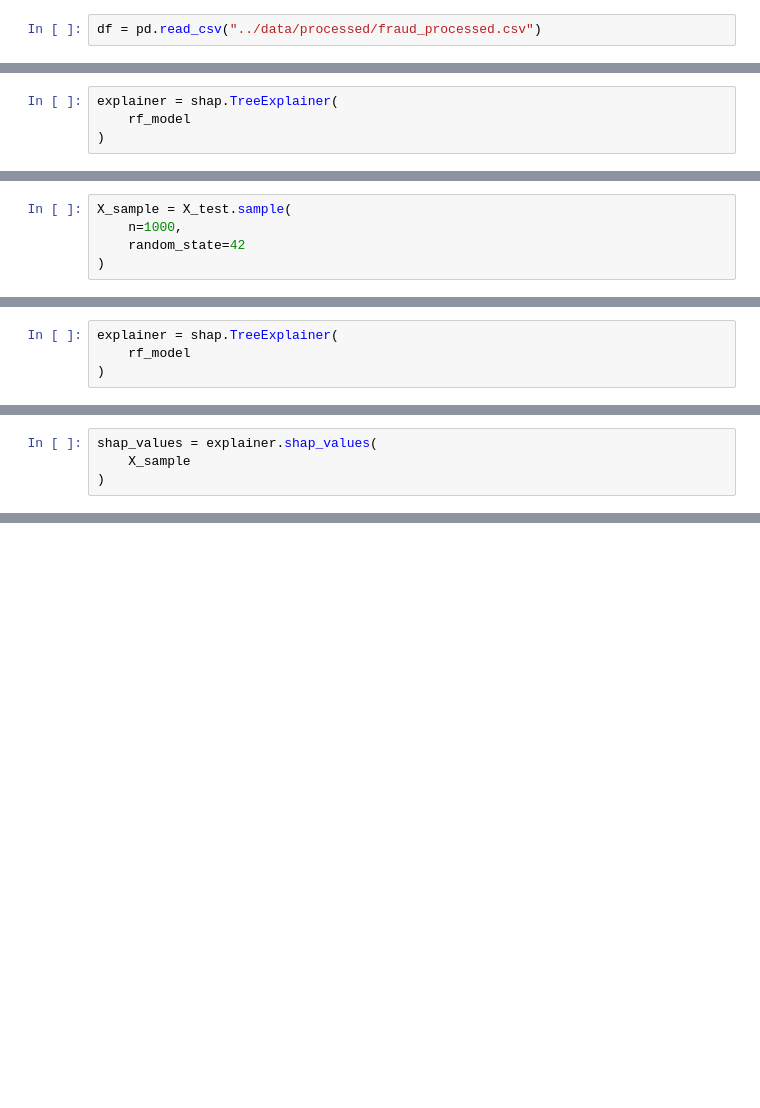
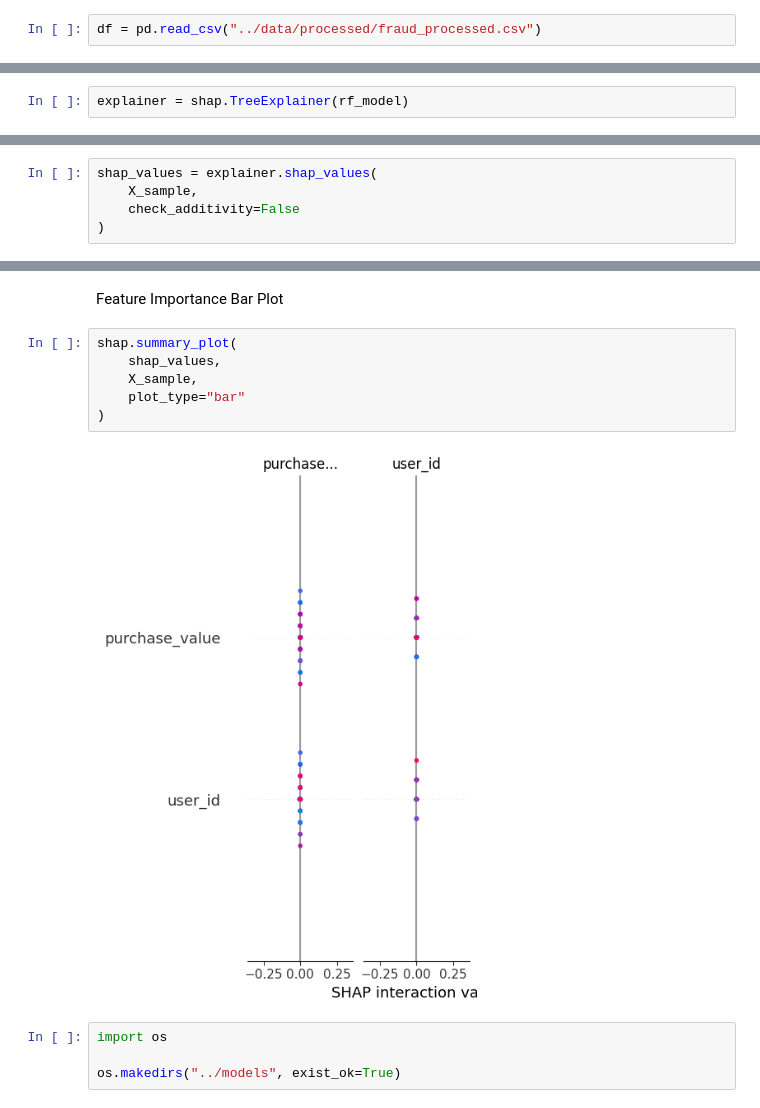
Before and after one commit to redietwogayehu/fraud-detection, a Jupyter notebook: notebooks/shap-explainability.ipynb, the cells around one changed output, grey strips where cells are left out. Saved outputs shown, nothing was run; the diff lists cells and outputs as text; blank space fills up the shorter version.

```diff
--- a/notebooks/shap-explainability.ipynb
+++ b/notebooks/shap-explainability.ipynb
@@ -55,4 +240,2 @@ X_sample = X_test.sample(
 # %%
-explainer = shap.TreeExplainer(
-    rf_model
-)
+explainer = shap.TreeExplainer(rf_model)
@@ -100,5 +241,0 @@ NameError: name 'X_train' is not defined
-# %%
-X_sample = X_test.sample(
-    n=1000,
-    random_state=42
-)
@@ -107,4 +241,0 @@ NameError: name 'X_test' is not defined
-# %%
-explainer = shap.TreeExplainer(
-    rf_model
-)
@@ -113,4 +244,5 @@ NameError: name 'shap' is not defined
 # %%
 shap_values = explainer.shap_values(
-    X_sample
+    X_sample,
+    check_additivity=False
 )
@@ -143,0 +268,14 @@ joblib.dump(
+# %% [markdown]
+Feature Importance Bar Plot
+# %%
+shap.summary_plot(
+    shap_values,
+    X_sample,
+    plot_type="bar"
+)
+# %% [output]
+[figure, added]
+# %%
+import os
+
+os.makedirs("../models", exist_ok=True)
```
Also changed, not shown: parts of 64 cells of this notebook, 1 other file.
